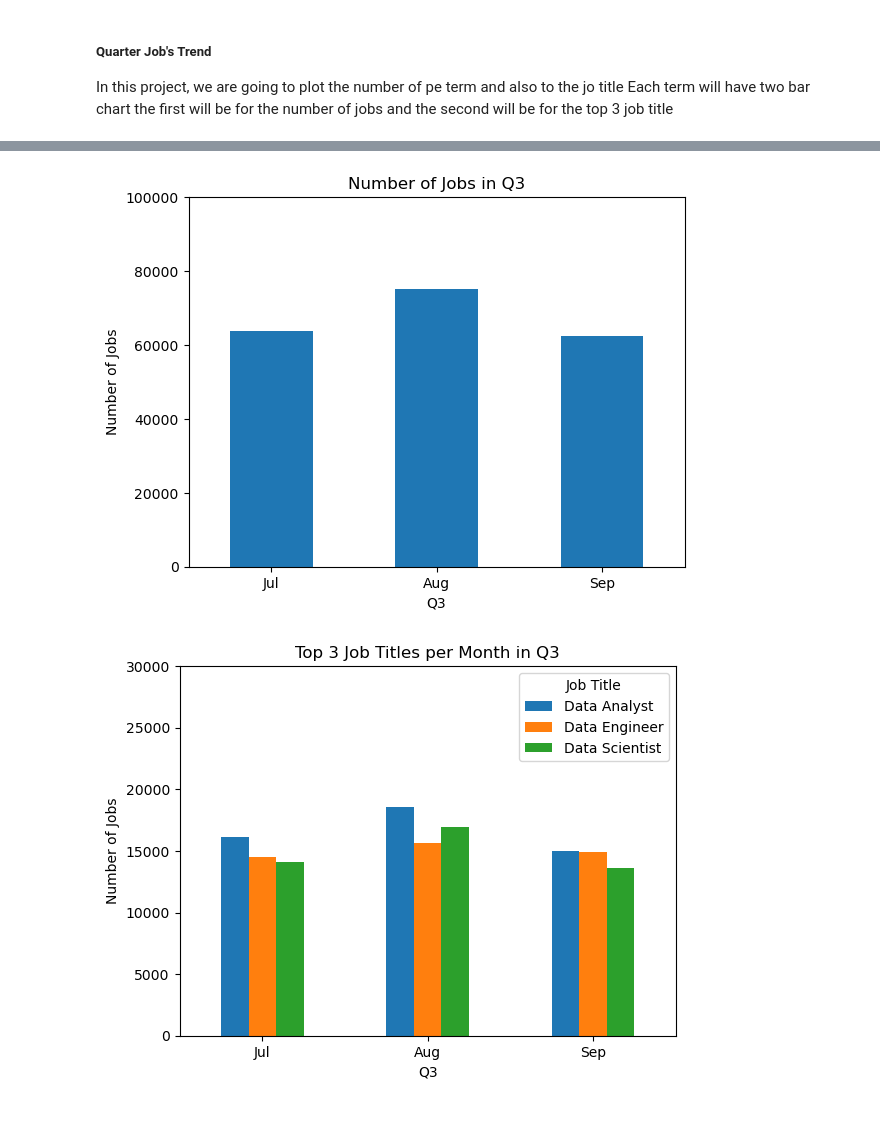
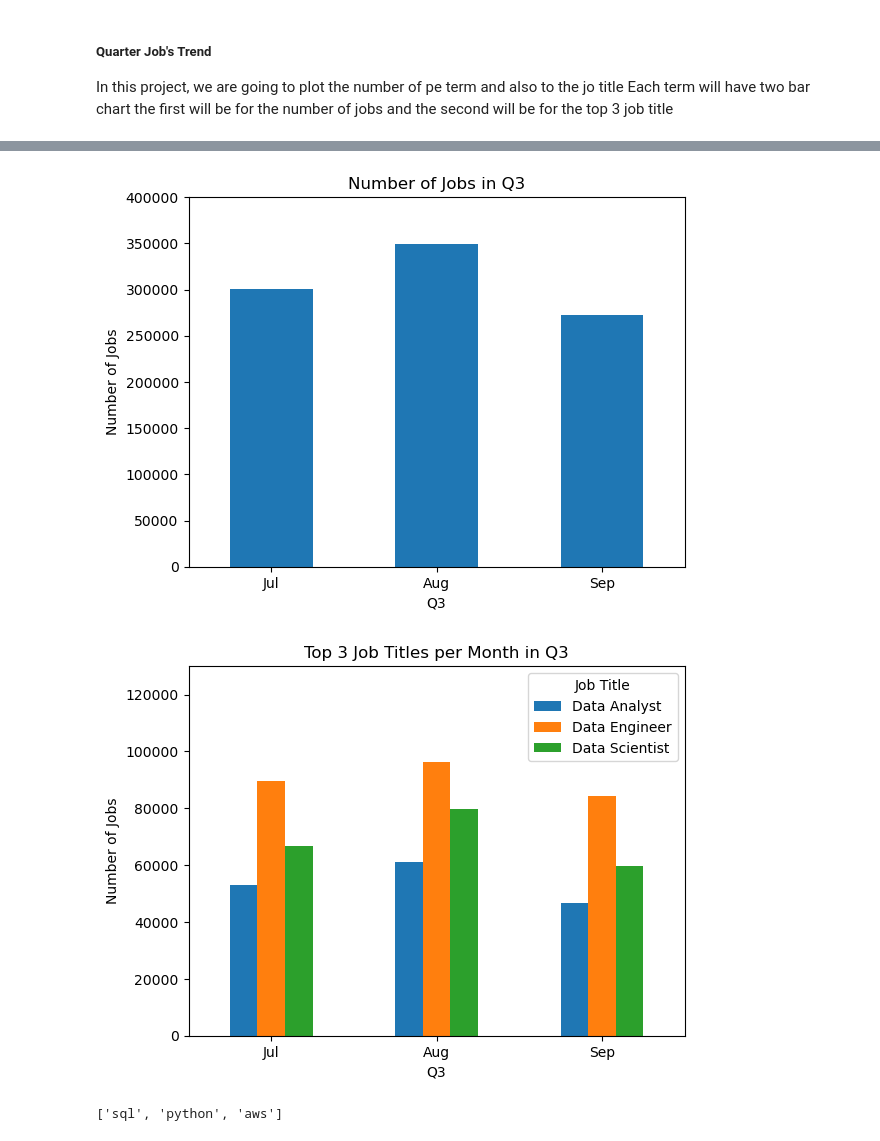
Before and after one commit to Lhecks/project_data_analysts, a Jupyter notebook: py_file_concatenate.ipynb, the cells around one changed output, grey strips where cells are left out. Cells and saved outputs as stored; diff of their text form; code cells hidden in the pictures.

```diff
--- a/py_file_concatenate.ipynb
+++ b/py_file_concatenate.ipynb
@@ -5,7 +5,7 @@ Each term will have two bar chart the first will be for the number of jobs and t
 # %%
 import pandas as pd
 import matplotlib.pyplot as plt
-df = pd.read_csv('csv/job_postings_fact.csv')
+df = pd.read_csv('csv/new_dataset.csv')
 df['job_posted_date'] = pd.to_datetime(df['job_posted_date'])
 df['job_posted_month'] = df.job_posted_date.dt.strftime('%b')
 df
@@ -153,31 +206,37 @@ plt.xticks(rotation=0)
 plt.xlabel('Q3')
 plt.ylabel('Number of Jobs')
 plt.title('Number of Jobs in Q3')
-plt.ylim(0, 100000)
+plt.ylim(0, 400000)
 plt.show()
 # %% [output]
-[figure, old version]
+[figure, new version]
 # %%
 # Let's get first the top 3 job titles for Q1
 top_job_q3 = conc_q3_dt['job_title_short'].value_counts().head(3)
 top_job_list_q3 = top_job_q3.index.to_list()
 
 # Filtering the DataFrame so that to get the top job titles
 filtered_df_q3 = conc_q3_dt[conc_q3_dt['job_title_short'].isin(top_job_list_q3)].copy()
 
 # Convert the 'job_posted_month' column to a categorical type with the specified order
 filtered_df_q3['job_posted_month'] = pd.Categorical(filtered_df_q3['job_posted_month'], categories=month_order_q3, ordered=True)
 
 grouped_data = filtered_df_q3.groupby(['job_posted_month', 'job_title_short'], observed=False).size().unstack(fill_value=0)
 
 # Plot the grouped data
 grouped_data.plot(kind='bar', stacked=False)
 plt.xlabel('Q3')
 plt.ylabel('Number of Jobs')
 plt.title('Top 3 Job Titles per Month in Q3')
 plt.xticks(rotation=0)
 plt.legend(title='Job Title')
-plt.ylim(0, 30000)
+plt.ylim(0, 130000)
 plt.show()
 # %% [output]
-[figure, old version]
+[figure, new version]
+# %%
+top_skills_3 = conc_q3_dt['skills'].value_counts().head(3)
+top_skills_list_q3 = top_skills_3.index.to_list()
+top_skills_list_q3
+# %% [output]
+['sql', 'python', 'aws']
```
Also changed, not shown: parts of 15 cells of this notebook, 3 other files.
